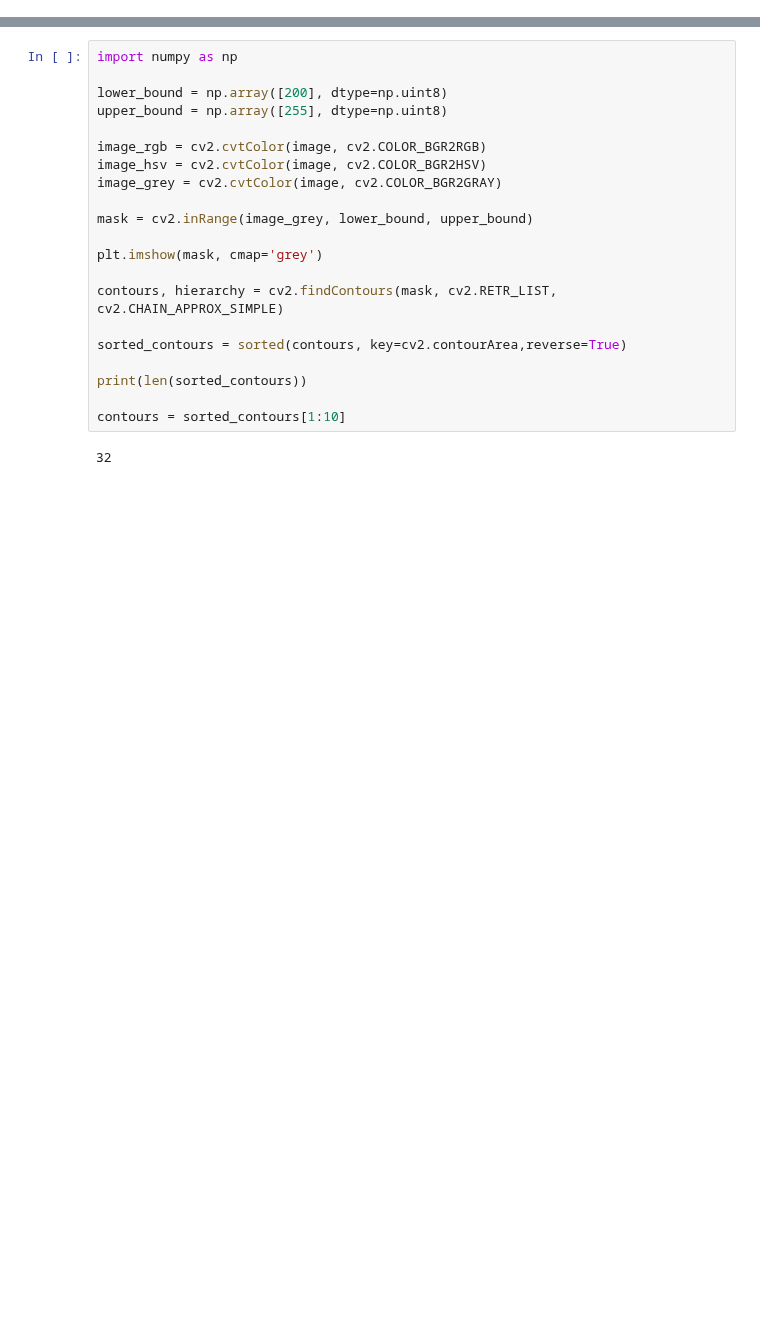
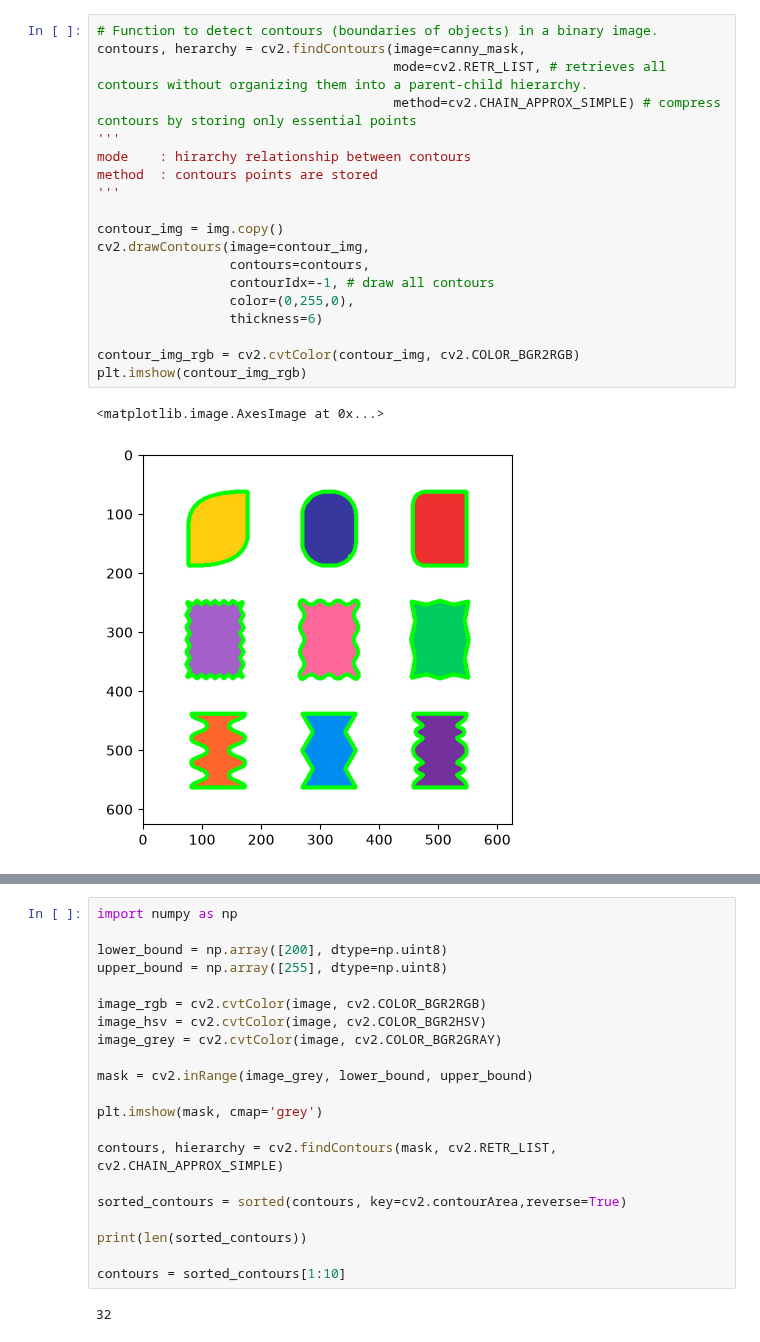
Before and after one commit to htetaunglynn94/Computer-Vision-with-CNN-TensorFlow-and-PyTorch, a Jupyter notebook: 05-OpenCV/16-contour.ipynb, the cells around one changed output, grey strips where cells are left out. Drawn from its saved outputs; the diff is of its cells as text; blank space fills up the shorter version.

```diff
--- a/05-OpenCV/16-contour.ipynb
+++ b/05-OpenCV/16-contour.ipynb
@@ -153,0 +44,22 @@ plt.show()
+# %%
+# Function to detect contours (boundaries of objects) in a binary image.
+contours, herarchy = cv2.findContours(image=canny_mask,
+                                      mode=cv2.RETR_LIST, # retrieves all contours without organizing them into a parent-child hierarchy.
+                                      method=cv2.CHAIN_APPROX_SIMPLE) # compress contours by storing only essential points
+'''
+mode    : hirarchy relationship between contours
+method  : contours points are stored
+'''
+
+contour_img = img.copy()
+cv2.drawContours(image=contour_img,
+                 contours=contours,
+                 contourIdx=-1, # draw all contours
+                 color=(0,255,0),
+                 thickness=6)
+
+contour_img_rgb = cv2.cvtColor(contour_img, cv2.COLOR_BGR2RGB)
+plt.imshow(contour_img_rgb)
+# %% [output]
+<matplotlib.image.AxesImage at 0x...>
+[figure, added]
```
Also changed, not shown: parts of 20 cells of this notebook.
